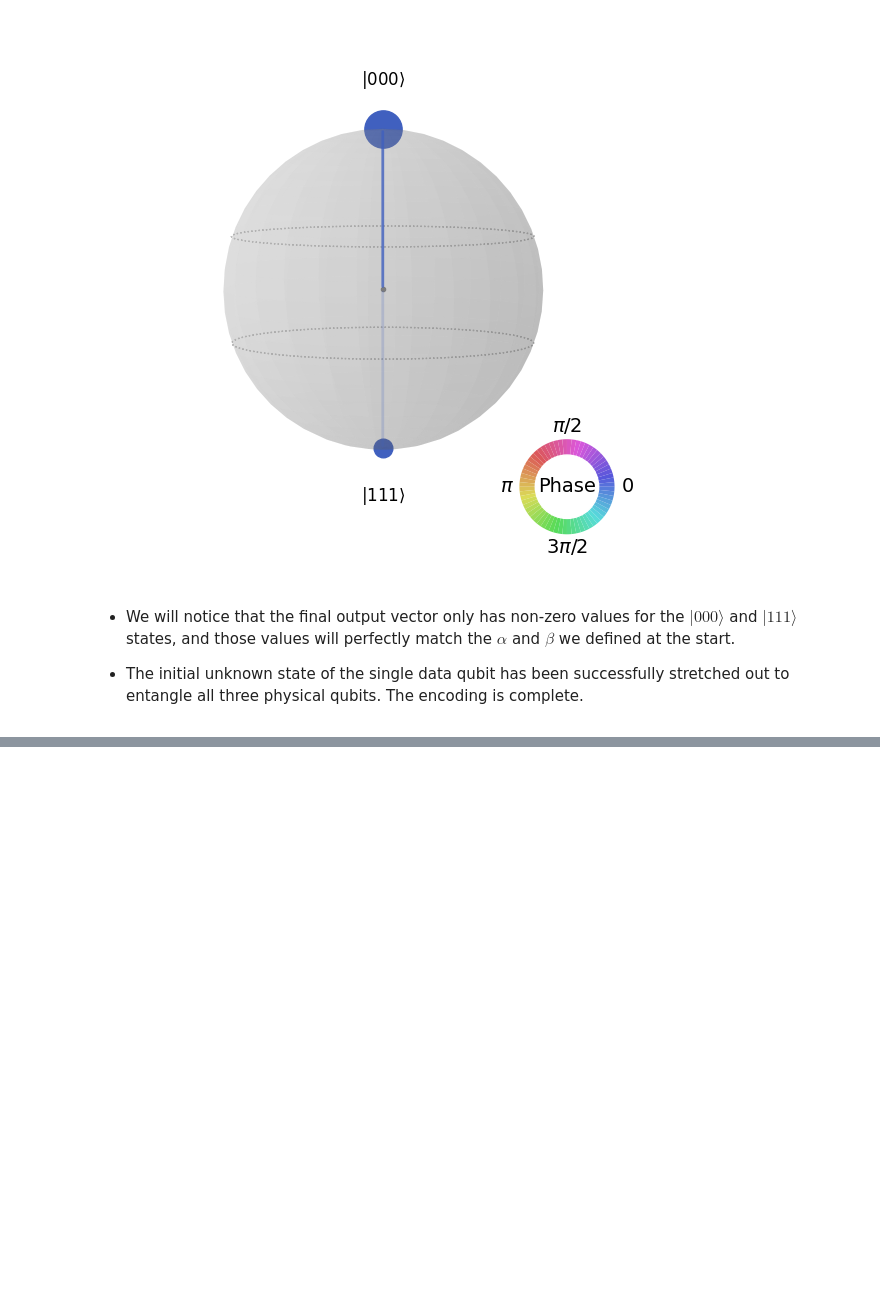
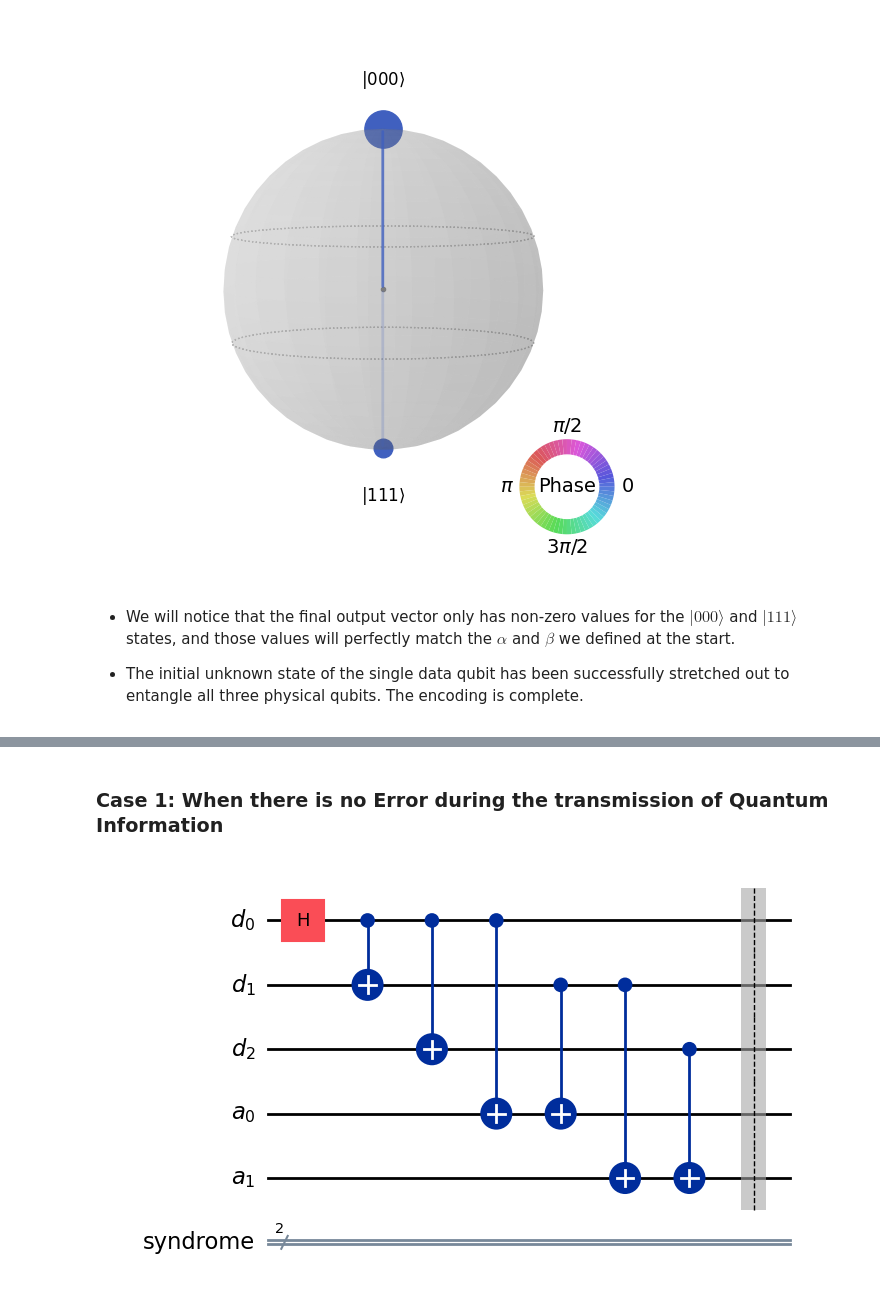
Before and after one commit to ManishSahani24/Quantum-Error-Correction, a Jupyter notebook: Quantum_Error_Correction.ipynb, the cells around one changed output, grey strips where cells are left out. Saved outputs shown, nothing was run; the diff lists cells and outputs as text; code cells hidden in the pictures; blank space fills up the shorter version.

```diff
--- a/Quantum_Error_Correction.ipynb
+++ b/Quantum_Error_Correction.ipynb
@@ -171,0 +182,16 @@ plot_state_qsphere(state_x)
+# %% [markdown]
+### Case 1: When there is no Error during the transmission of Quantum Information
+# %%
+# --- SYNDROME MEASUREMENT
+# Ancilla 0 checks parity of Data 0 and Data 1
+
+qc.cx(data[0], ancilla[0])
+qc.cx(data[1], ancilla[0])
+
+# Ancilla 1 checks parity of Data 1 and Data 2
+qc.cx(data[1], ancilla[1])
+qc.cx(data[2], ancilla[1])
+qc.barrier()
+qc.draw('mpl')
+# %% [output]
+[figure, added]
```
Also changed, not shown: parts of 24 cells of this notebook.
